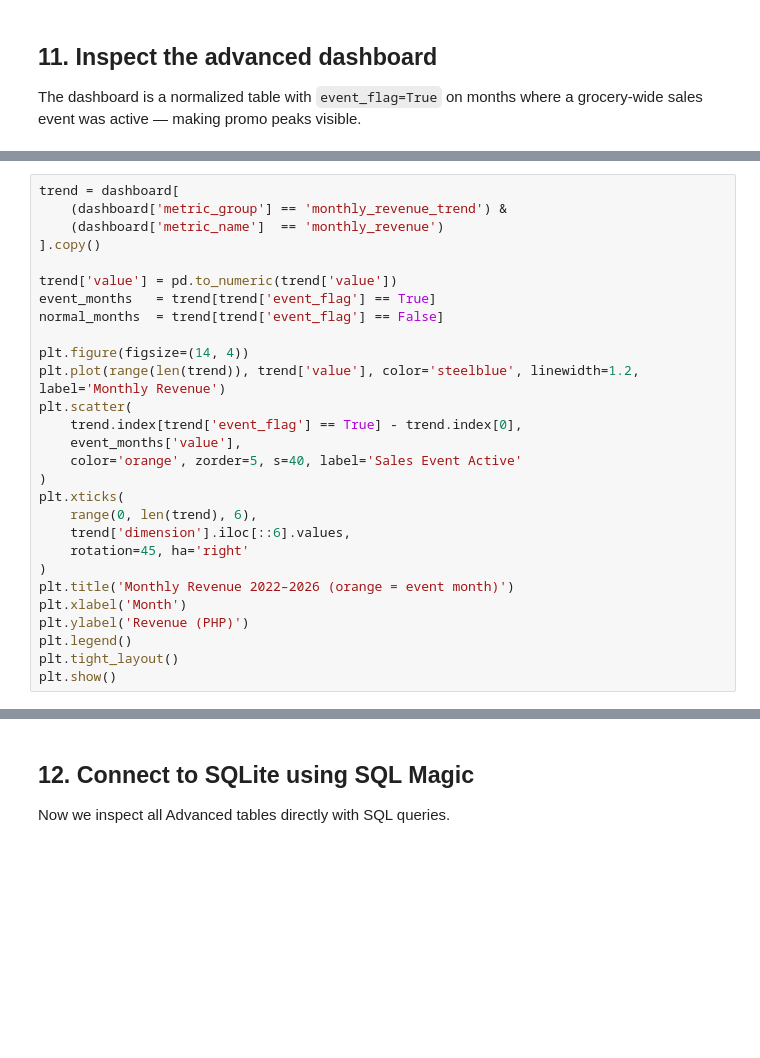
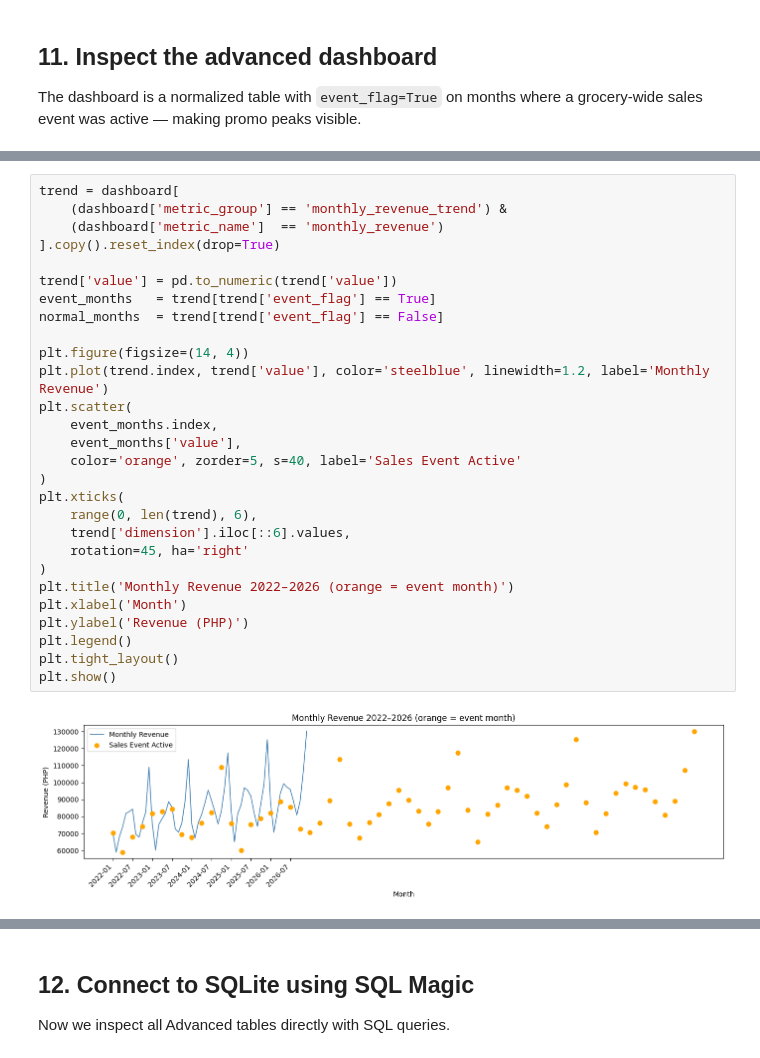
Before and after one commit to johnlagac/LT6_Final_Project, a Jupyter notebook: notebooks/advanced_demo.ipynb, the cells around one changed output, grey strips where cells are left out. Saved outputs shown, nothing was run; the diff lists cells and outputs as text; blank space fills up the shorter version.

Commit message:
fix(advanced): align event scatter markers to revenue line x-axis

```diff
--- a/notebooks/advanced_demo.ipynb
+++ b/notebooks/advanced_demo.ipynb
@@ -338,31 +678,33 @@ display(kpis)
 # %%
 trend = dashboard[
     (dashboard['metric_group'] == 'monthly_revenue_trend') &
     (dashboard['metric_name']  == 'monthly_revenue')
-].copy()
+].copy().reset_index(drop=True)
 
 trend['value'] = pd.to_numeric(trend['value'])
 event_months   = trend[trend['event_flag'] == True]
 normal_months  = trend[trend['event_flag'] == False]
 
 plt.figure(figsize=(14, 4))
-plt.plot(range(len(trend)), trend['value'], color='steelblue', linewidth=1.2, label='Monthly Revenue')
+plt.plot(trend.index, trend['value'], color='steelblue', linewidth=1.2, label='Monthly Revenue')
 plt.scatter(
-    trend.index[trend['event_flag'] == True] - trend.index[0],
+    event_months.index,
     event_months['value'],
     color='orange', zorder=5, s=40, label='Sales Event Active'
 )
 plt.xticks(
     range(0, len(trend), 6),
     trend['dimension'].iloc[::6].values,
     rotation=45, ha='right'
 )
 plt.title('Monthly Revenue 2022–2026 (orange = event month)')
 plt.xlabel('Month')
 plt.ylabel('Revenue (PHP)')
 plt.legend()
 plt.tight_layout()
 plt.show()
+# %% [output]
+[figure, added]
 # %%
 cat_rev = dashboard[
     (dashboard['metric_group'] == 'sales_by_category') &
```
Also changed, not shown: parts of 47 cells of this notebook.
